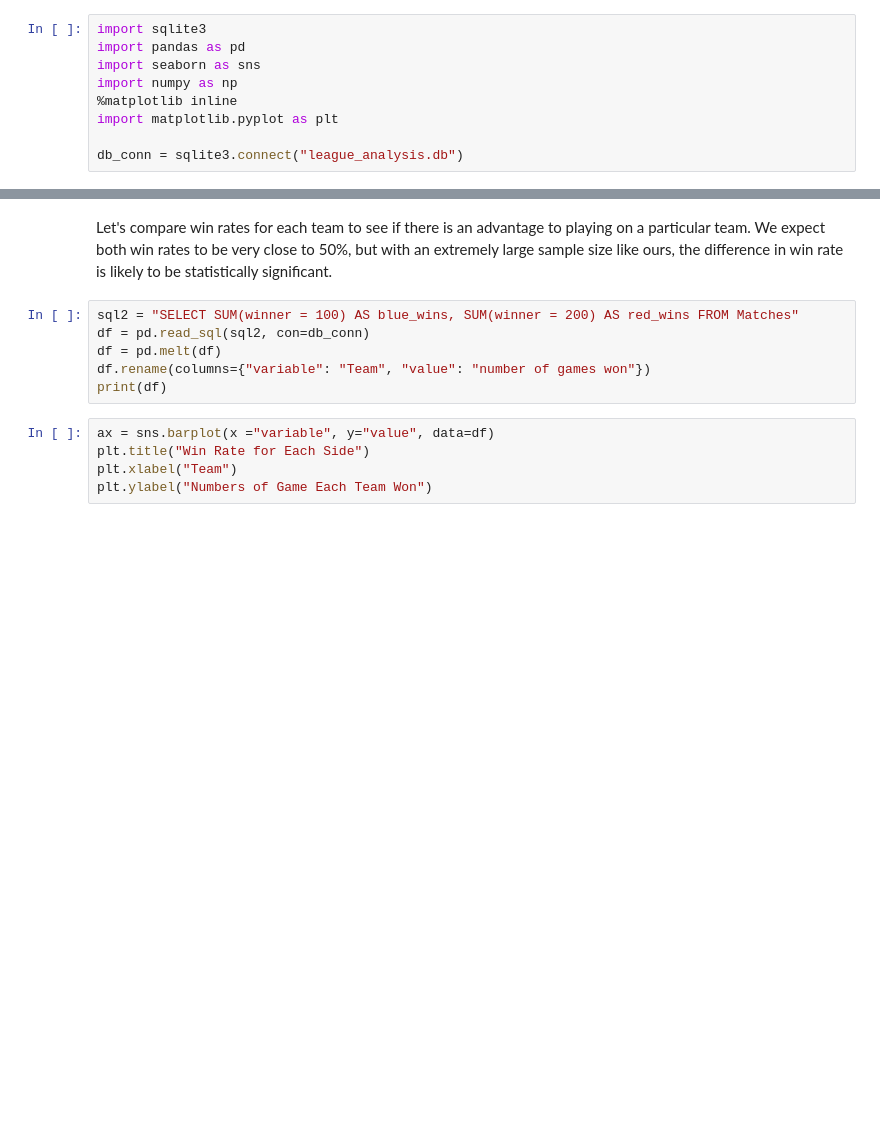
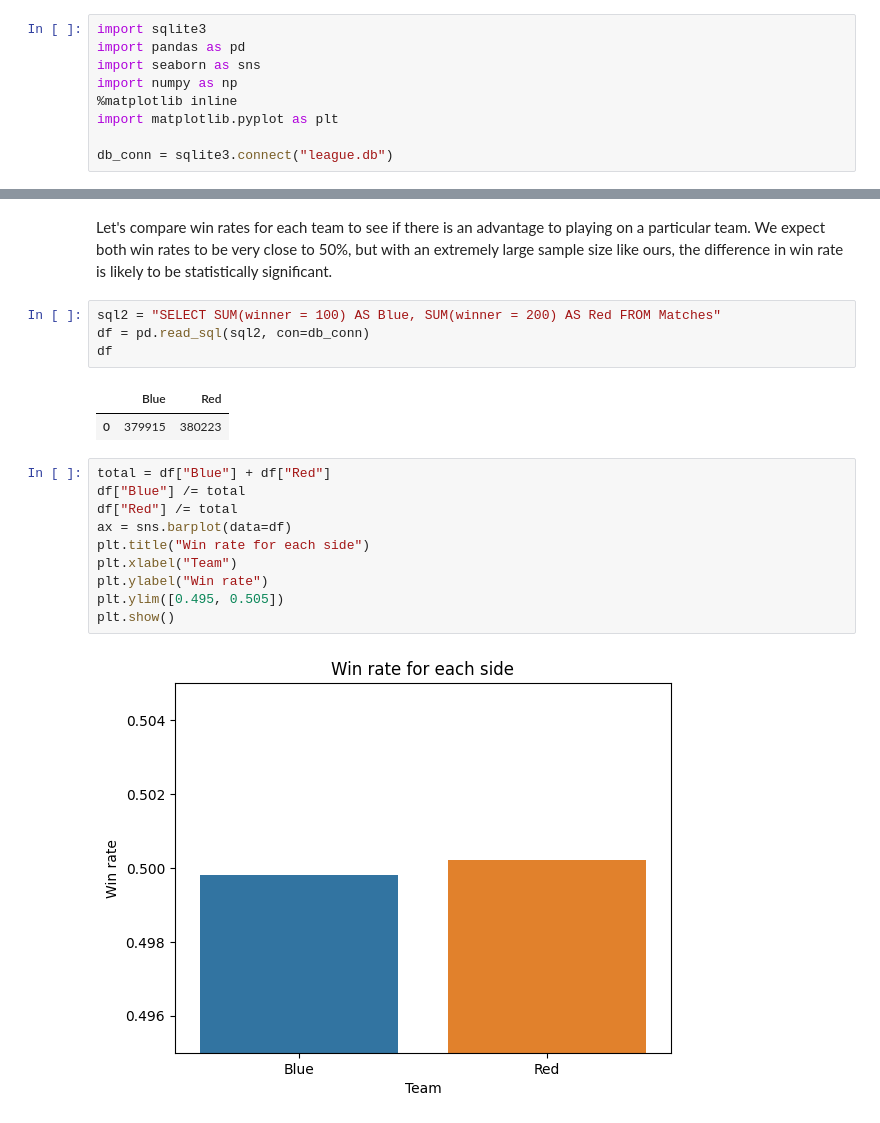
Before and after one commit to jstankevicius/teamcomp, a Jupyter notebook: progress_report.ipynb, the cells around one changed output, grey strips where cells are left out. Drawn from its saved outputs; the diff is of its cells as text; blank space fills up the shorter version.

```diff
--- a/progress_report.ipynb
+++ b/progress_report.ipynb
@@ -65,7 +65,7 @@ import numpy as np
 %matplotlib inline
 import matplotlib.pyplot as plt
 
-db_conn = sqlite3.connect("league_analysis.db")
+db_conn = sqlite3.connect("league.db")
 # %%
 # Simple test: How many champions are there in total?
 sql = "SELECT COUNT(championName) as total_champions FROM Champions"
@@ -73,13 +76,21 @@ pd.read_sql(sql, con=db_conn)
 # %% [markdown]
 Let's compare win rates for each team to see if there is an advantage to playing on a particular team. We expect both win rates to be very close to 50%, but with an extremely large sample size like ours, the difference in win rate is likely to be statistically significant.
 # %%
-sql2 = "SELECT SUM(winner = 100) AS blue_wins, SUM(winner = 200) AS red_wins FROM Matches"
+sql2 = "SELECT SUM(winner = 100) AS Blue, SUM(winner = 200) AS Red FROM Matches"
 df = pd.read_sql(sql2, con=db_conn)
-df = pd.melt(df)
-df.rename(columns={"variable": "Team", "value": "number of games won"})
-print(df)
+df
+# %% [output]
+|  | Blue | Red |
+| 0 | 379915 | 380223 |
 # %%
-ax = sns.barplot(x ="variable", y="value", data=df)
-plt.title("Win Rate for Each Side")
+total = df["Blue"] + df["Red"]
+df["Blue"] /= total
+df["Red"] /= total
+ax = sns.barplot(data=df)
+plt.title("Win rate for each side")
 plt.xlabel("Team")
-plt.ylabel("Numbers of Game Each Team Won")
+plt.ylabel("Win rate")
+plt.ylim([0.495, 0.505])
+plt.show()
+# %% [output]
+[figure, added]
```
Also changed, not shown: parts of 15 cells of this notebook.
